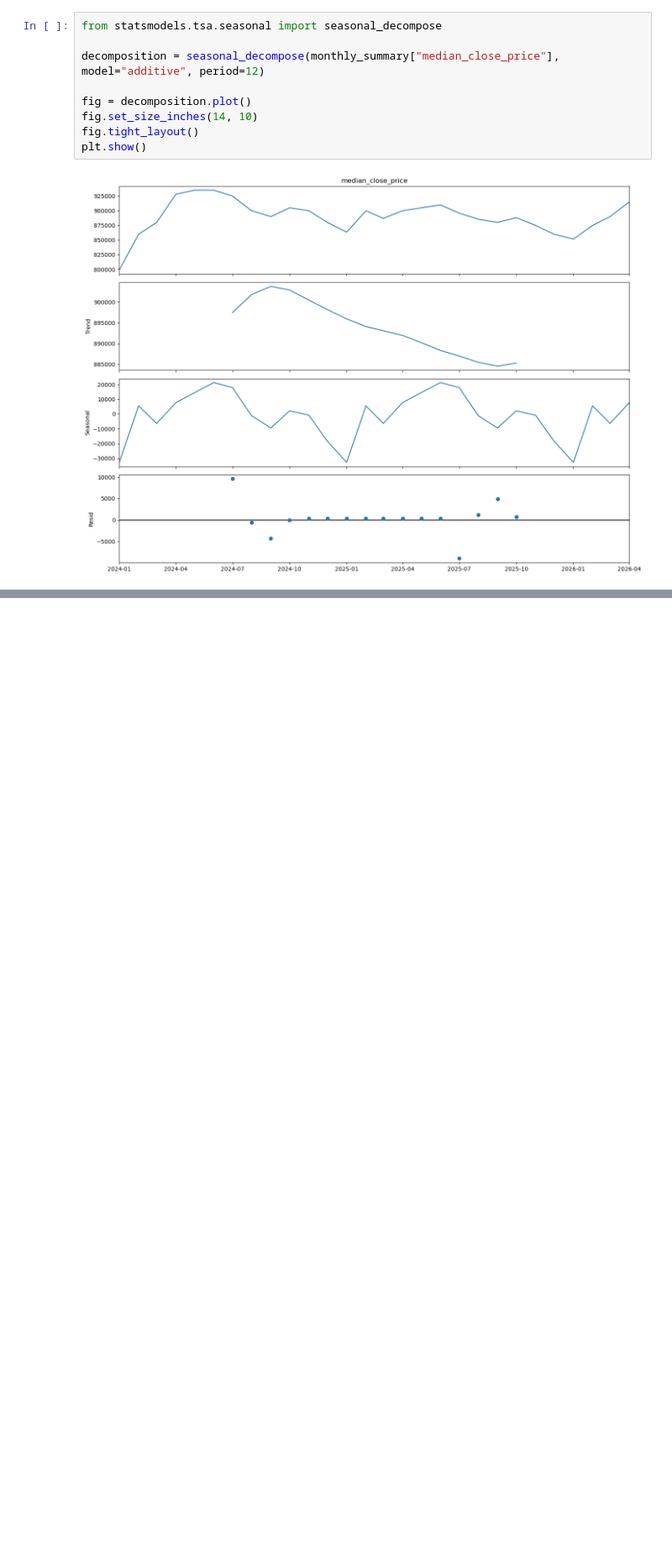
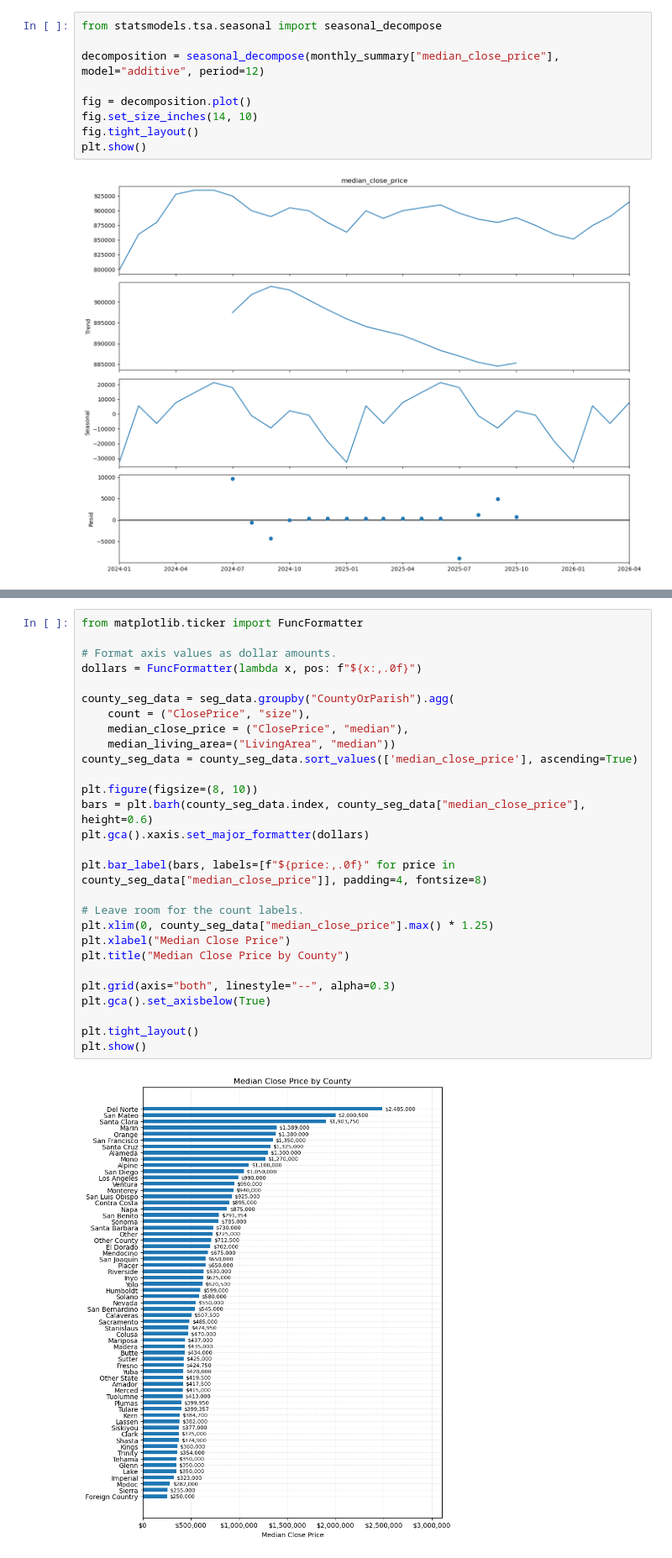
Before and after one commit to Crystal-GAO/IDX-Exchange-Data-Science, a Jupyter notebook: 01_exploration.ipynb, the cells around one changed output, grey strips where cells are left out. Shown at 84% size. Drawn from its saved outputs; the diff is of its cells as text; blank space fills up the shorter version.

```diff
--- a/01_exploration.ipynb
+++ b/01_exploration.ipynb
@@ -762,0 +791,30 @@ plt.show()
+# %%
+from matplotlib.ticker import FuncFormatter
+
+# Format axis values as dollar amounts.
+dollars = FuncFormatter(lambda x, pos: f"${x:,.0f}")
+
+county_seg_data = seg_data.groupby("CountyOrParish").agg(
+    count = ("ClosePrice", "size"),
+    median_close_price = ("ClosePrice", "median"),
+    median_living_area=("LivingArea", "median"))
+county_seg_data = county_seg_data.sort_values(['median_close_price'], ascending=True)
+
+plt.figure(figsize=(8, 10))
+bars = plt.barh(county_seg_data.index, county_seg_data["median_close_price"], height=0.6)
+plt.gca().xaxis.set_major_formatter(dollars)
+
+plt.bar_label(bars, labels=[f"${price:,.0f}" for price in county_seg_data["median_close_price"]], padding=4, fontsize=8)
+
+# Leave room for the count labels.
+plt.xlim(0, county_seg_data["median_close_price"].max() * 1.25)
+plt.xlabel("Median Close Price")
+plt.title("Median Close Price by County")
+
+plt.grid(axis="both", linestyle="--", alpha=0.3)
+plt.gca().set_axisbelow(True)
+
+plt.tight_layout()
+plt.show()
+# %% [output]
+[figure, added]
```
Also changed, not shown: parts of 3 cells of this notebook.
